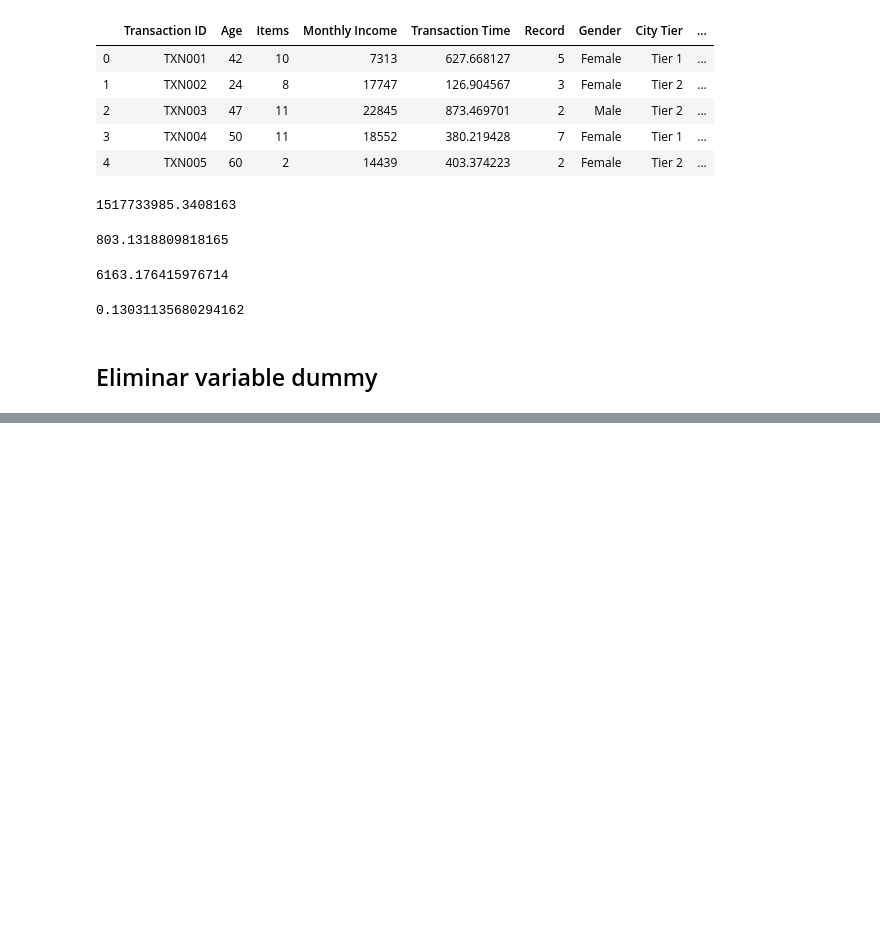
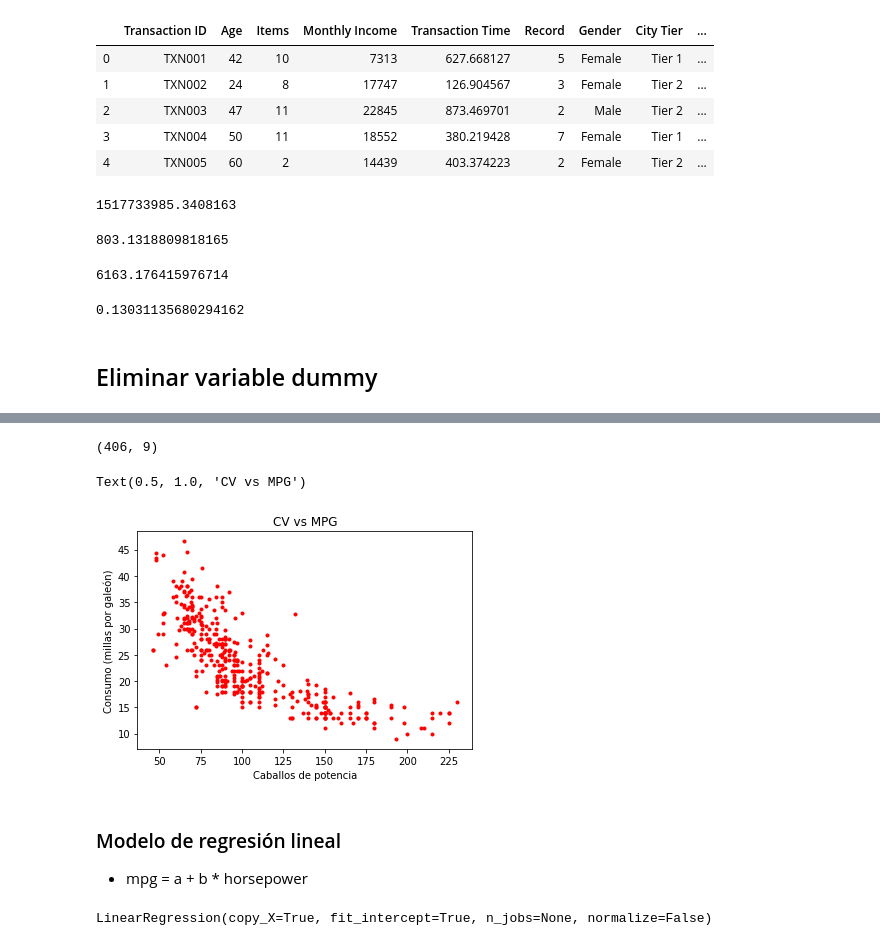
Before and after one commit to nuelcodes/python-ml-course, a Jupyter notebook: scratch/T4 - 5 - Linear Regression - Problemas con la regresion lineal.ipynb, the cells around one changed output, grey strips where cells are left out. Drawn from its saved outputs; the diff is of its cells as text; code cells hidden in the pictures; blank space fills up the shorter version.

Commit message:
Transformar las variables en relaciones no lineales

```diff
--- a/scratch/T4 - 5 - Linear Regression - Problemas con la regresion lineal.ipynb
+++ b/scratch/T4 - 5 - Linear Regression - Problemas con la regresion lineal.ipynb
@@ -164,0 +169,3 @@ El modelo orginal:
+# %%
+data_auto = pd.read_csv("/Users/nuelcodes/Data-Science-Python/datasets/auto/auto-mpg.csv")
+data_auto.head()
@@ -164,0 +179,5 @@ El modelo orginal:
+# %%
+# Numero de filas y columnas
+data_auto.shape
+# %% [output]
+(406, 9)
@@ -164,0 +186,14 @@ El modelo orginal:
+# %%
+%matplotlib inline
+data_auto["mpg"] = data_auto["mpg"].dropna() # Eliminando los N/A de la columna mpg
+data_auto["horsepower"] = data_auto["horsepower"].dropna() # Eliminando los N/A de la columna horsepower
+plt.plot(data_auto["horsepower"], data_auto["mpg"], "r.")
+plt.xlabel("Caballos de potencia")
+plt.ylabel("Consumo (millas por galeón)")
+plt.title("CV vs MPG")
+# %% [output]
+Text(0.5, 1.0, 'CV vs MPG')
+[figure, added]
+# %% [markdown]
+### Modelo de regresión lineal
+* mpg = a + b * horsepower
@@ -164,0 +205,5 @@ El modelo orginal:
+# %%
+lm = LinearRegression()
+lm.fit(X_data,Y)
+# %% [output]
+LinearRegression(copy_X=True, fit_intercept=True, n_jobs=None, normalize=False)
```
Also changed, not shown: parts of 9 cells of this notebook.
